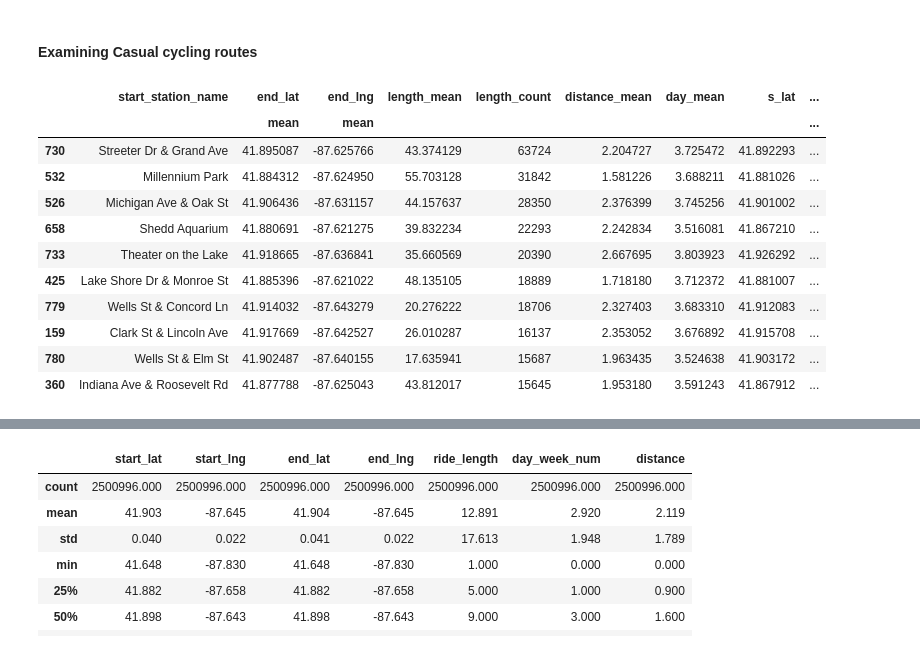
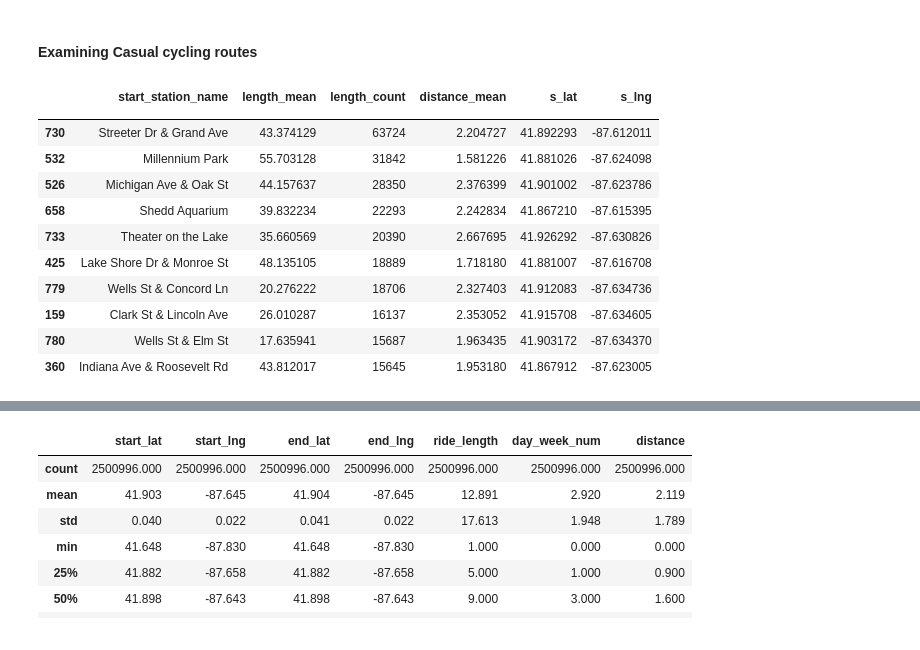
Before and after one commit to DrorGivonAnalyst/Cyclistic-_bike_share_case_study, a Jupyter notebook: Cyclistic bike-share.ipynb, the cells around one changed output, grey strips where cells are left out. Drawn from its saved outputs; the diff is of its cells as text; code cells hidden in the pictures.

```diff
--- a/Cyclistic bike-share.ipynb
+++ b/Cyclistic bike-share.ipynb
@@ -1122,34 +1128,31 @@ c.nlargest(10, 'ride_id')
 # %%
 member = df.loc[(df['member'] == True)] # member only list
 casual = df.loc[(df['member'] == False)] # casual only list
-casual['day_week_num'] = casual['day_week_num'].astype('int')
-member['day_week_num'] = member['day_week_num'].astype('int')
 # %%
 # top 10 start & end station rides for casual
 cs = casual.groupby(['start_station_name']).agg(
-    {"ride_length" : ["count","mean"],'distance':'mean','start_lat' : 'mean', 'start_lng' : 'mean','end_lat':'mean','end_lng':'mean','day_week_num':'mean'})
+    {"ride_length" : ["count","mean"],'distance':'mean','start_lat' : 'mean', 'start_lng' : 'mean'})
 cs = cs.dropna()
 cs = cs.reset_index()
 cs['length_mean'] = cs['ride_length','mean']
 cs['length_count'] = cs['ride_length','count']
 cs['distance_mean'] = cs['distance']
-cs['day_mean'] = cs['day_week_num']
-cs = cs.drop(['ride_length','distance','day_week_num'], axis=1)
+cs = cs.drop(['ride_length','distance'], axis=1)
 cs = cs.sort_values(by=['length_count','length_mean'], ascending=False)
 cs ['s_lat'] = cs['start_lat','mean']
 cs ['s_lng'] = cs['start_lng','mean']
 cs = cs.drop(['start_lat','start_lng'], axis=1)
 cs.nlargest(10, 'length_count')
 # %% [output]
-|  | start_station_name | end_lat | end_lng | length_mean | length_count | distance_mean | day_mean | s_lat | ... |
-|  |  | mean | mean |  |  |  |  |  | ... |
-| 730 | Streeter Dr & Grand Ave | 41.895087 | -87.625766 | 43.374129 | 63724 | 2.204727 | 3.725472 | 41.892293 | ... |
-| 532 | Millennium Park | 41.884312 | -87.624950 | 55.703128 | 31842 | 1.581226 | 3.688211 | 41.881026 | ... |
-| 526 | Michigan Ave & Oak St | 41.906436 | -87.631157 | 44.157637 | 28350 | 2.376399 | 3.745256 | 41.901002 | ... |
-| 658 | Shedd Aquarium | 41.880691 | -87.621275 | 39.832234 | 22293 | 2.242834 | 3.516081 | 41.867210 | ... |
-| 733 | Theater on the Lake | 41.918665 | -87.636841 | 35.660569 | 20390 | 2.667695 | 3.803923 | 41.926292 | ... |
-| 425 | Lake Shore Dr & Monroe St | 41.885396 | -87.621022 | 48.135105 | 18889 | 1.718180 | 3.712372 | 41.881007 | ... |
-| 779 | Wells St & Concord Ln | 41.914032 | -87.643279 | 20.276222 | 18706 | 2.327403 | 3.683310 | 41.912083 | ... |
-| 159 | Clark St & Lincoln Ave | 41.917669 | -87.642527 | 26.010287 | 16137 | 2.353052 | 3.676892 | 41.915708 | ... |
-| 780 | Wells St & Elm St | 41.902487 | -87.640155 | 17.635941 | 15687 | 1.963435 | 3.524638 | 41.903172 | ... |
-| 360 | Indiana Ave & Roosevelt Rd | 41.877788 | -87.625043 | 43.812017 | 15645 | 1.953180 | 3.591243 | 41.867912 | ... |
+|  | start_station_name | length_mean | length_count | distance_mean | s_lat | s_lng |
+|  |  |  |  |  |  |  |
+| 730 | Streeter Dr & Grand Ave | 43.374129 | 63724 | 2.204727 | 41.892293 | -87.612011 |
+| 532 | Millennium Park | 55.703128 | 31842 | 1.581226 | 41.881026 | -87.624098 |
+| 526 | Michigan Ave & Oak St | 44.157637 | 28350 | 2.376399 | 41.901002 | -87.623786 |
+| 658 | Shedd Aquarium | 39.832234 | 22293 | 2.242834 | 41.867210 | -87.615395 |
+| 733 | Theater on the Lake | 35.660569 | 20390 | 2.667695 | 41.926292 | -87.630826 |
+| 425 | Lake Shore Dr & Monroe St | 48.135105 | 18889 | 1.718180 | 41.881007 | -87.616708 |
+| 779 | Wells St & Concord Ln | 20.276222 | 18706 | 2.327403 | 41.912083 | -87.634736 |
+| 159 | Clark St & Lincoln Ave | 26.010287 | 16137 | 2.353052 | 41.915708 | -87.634605 |
+| 780 | Wells St & Elm St | 17.635941 | 15687 | 1.963435 | 41.903172 | -87.634370 |
+| 360 | Indiana Ave & Roosevelt Rd | 43.812017 | 15645 | 1.953180 | 41.867912 | -87.623005 |
```
Also changed, not shown: parts of 12 cells of this notebook.
